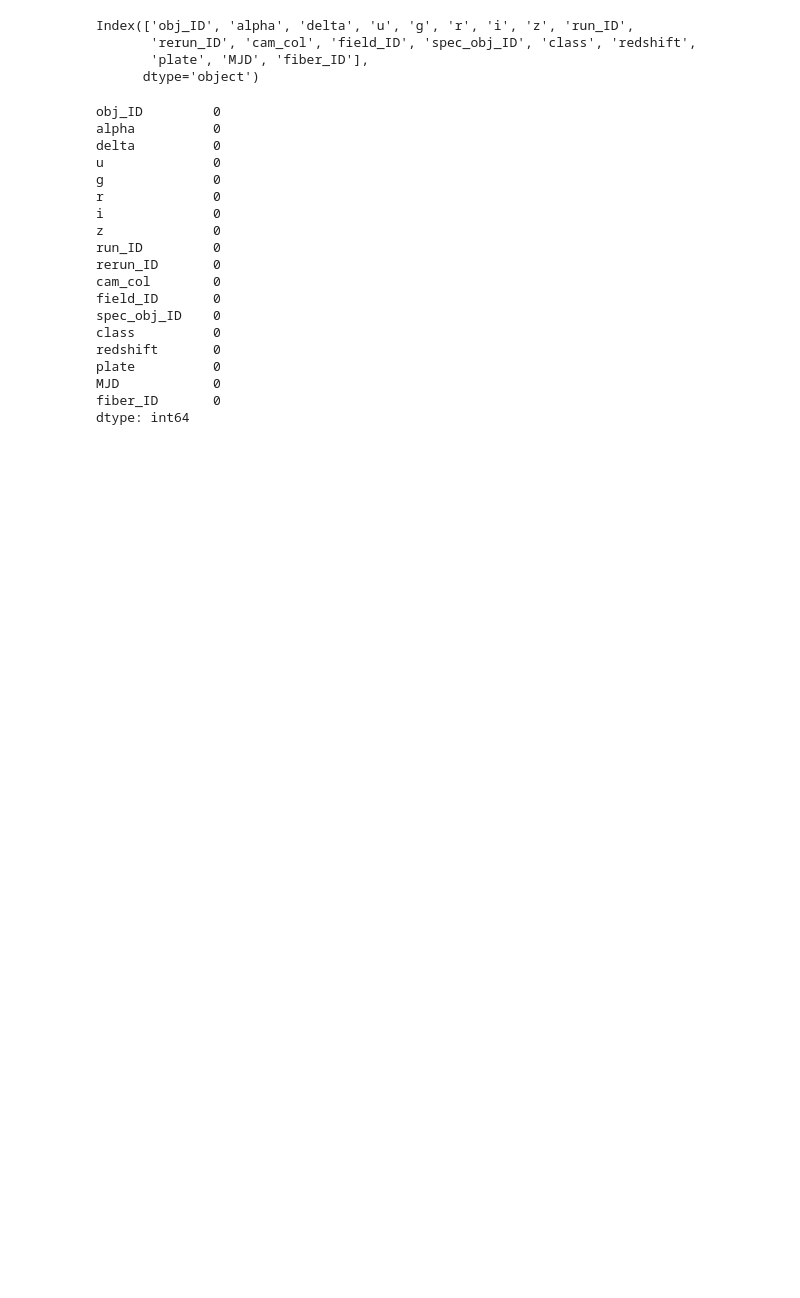
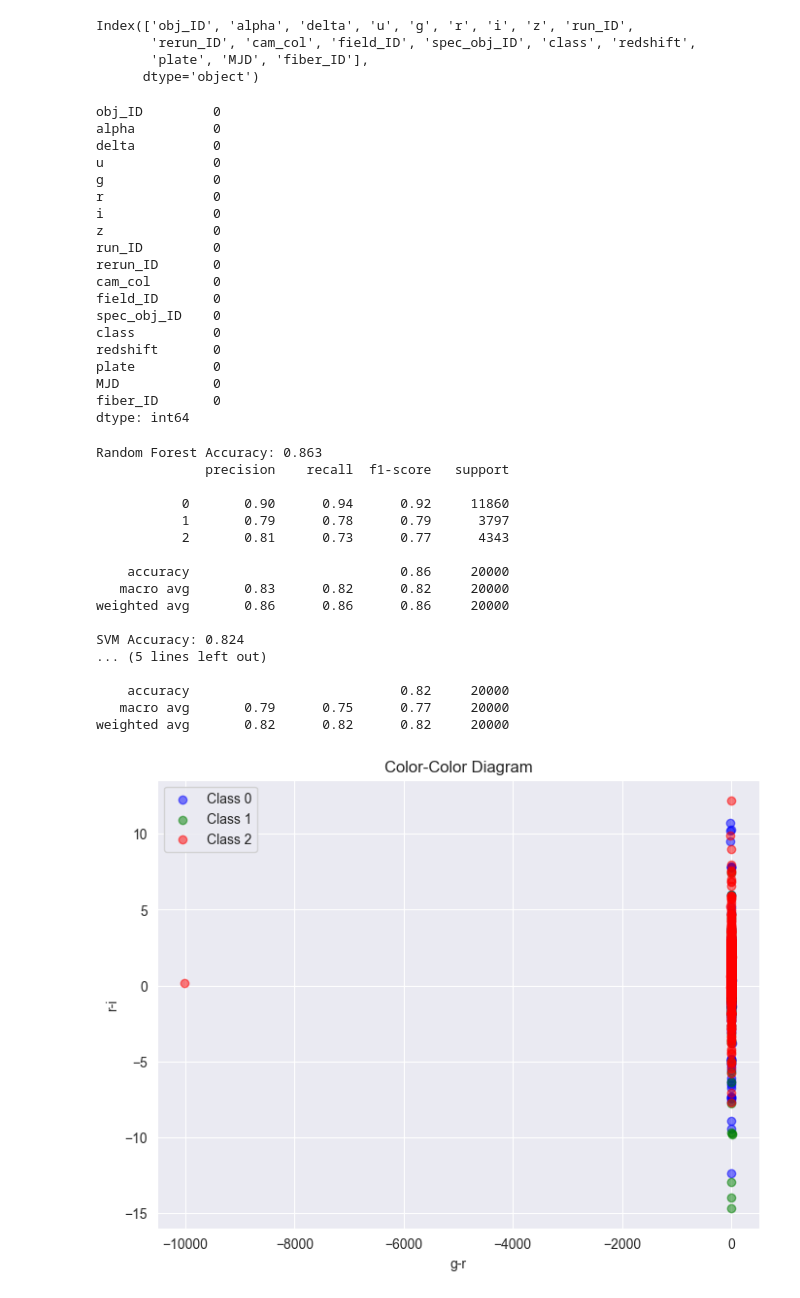
Before and after one commit to aaravshandilya/Machine_Learning, a Jupyter notebook: Astro.ipynb, the cells around one changed output. Drawn from its saved outputs; the diff is of its cells as text; code cells hidden in the pictures; blank space fills up the shorter version.

```diff
--- a/Astro.ipynb
+++ b/Astro.ipynb
@@ -37,0 +43,11 @@ target = 'temperature'
+# %%
+features = ['u_g', 'g_r', 'r_i', 'i_z']
+X = data[features].fillna(data[features].mean())
+# %%
+y = LabelEncoder().fit_transform(data['class'])
+# %%
+X_train, X_test, y_train, y_test = train_test_split(X, y, test_size=0.2, random_state=42)
+# %%
+scaler = StandardScaler()
+X_train_scaled = scaler.fit_transform(X_train)
+X_test_scaled = scaler.transform(X_test)
@@ -37,0 +59,42 @@ target = 'temperature'
+# %%
+models = {
+    "Random Forest": RandomForestClassifier(n_estimators=200, random_state=42),
+    "SVM": SVC(kernel='rbf', C=10, gamma=0.1)
+}
+
+
+for name, model in models.items():
+    model.fit(X_train_scaled, y_train)
+    y_pred = model.predict(X_test_scaled)
+    acc = accuracy_score(y_test, y_pred)
+    print(f"{name} Accuracy: {acc:.3f}")
+    print(classification_report(y_test, y_pred))
+
+plt.figure(figsize=(8,6))
+for obj_class, color in zip([0,1,2], ['blue','green','red']):
+    mask = y == obj_class
+    plt.scatter(X['g_r'][mask], X['r_i'][mask], alpha=0.5, c=color, label=f'Class {obj_class}')
+plt.xlabel('g-r')
+plt.ylabel('r-i')
+plt.title('Color-Color Diagram')
+plt.legend()
+plt.show()
+# %% [output]
+Random Forest Accuracy: 0.863
+              precision    recall  f1-score   support
+
+           0       0.90      0.94      0.92     11860
+           1       0.79      0.78      0.79      3797
+           2       0.81      0.73      0.77      4343
+
+    accuracy                           0.86     20000
+   macro avg       0.83      0.82      0.82     20000
+weighted avg       0.86      0.86      0.86     20000
+
+SVM Accuracy: 0.824
+... (5 lines left out)
+
+    accuracy                           0.82     20000
+   macro avg       0.79      0.75      0.77     20000
+weighted avg       0.82      0.82      0.82     20000
+[figure, added]
```
Also changed, not shown: parts of 8 cells of this notebook, 2 other files.
